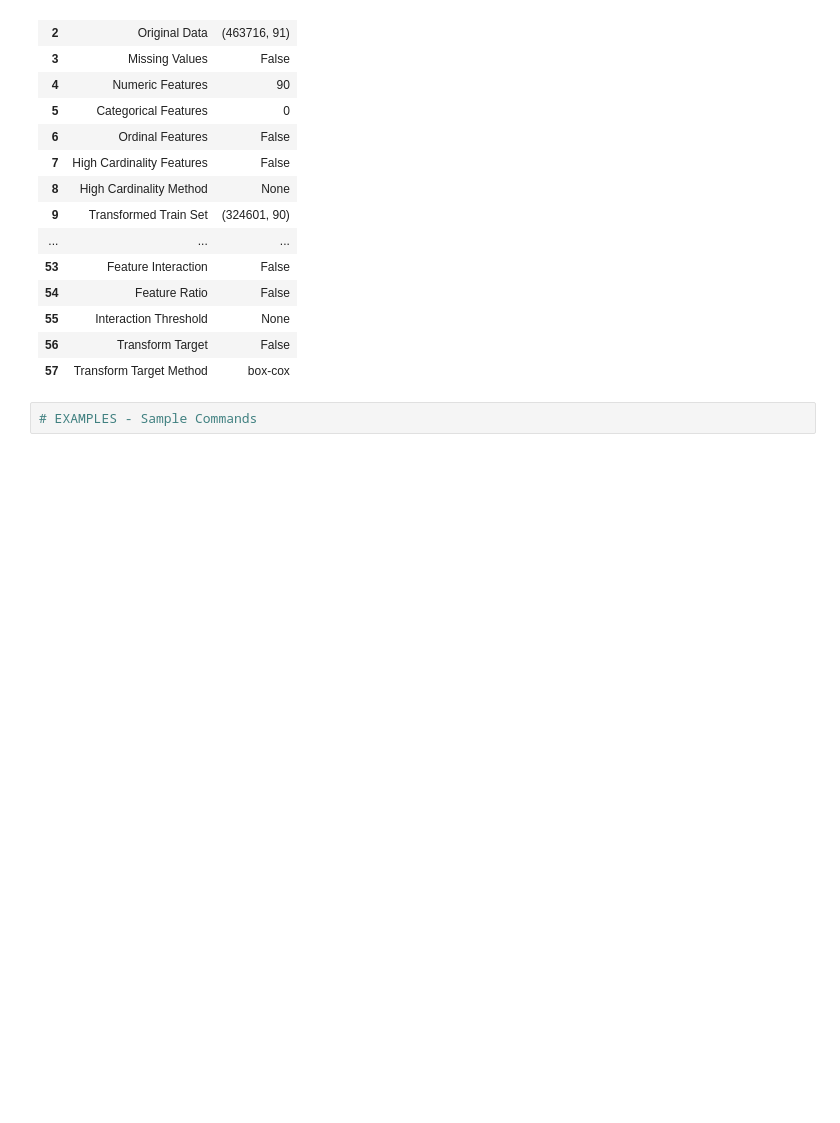
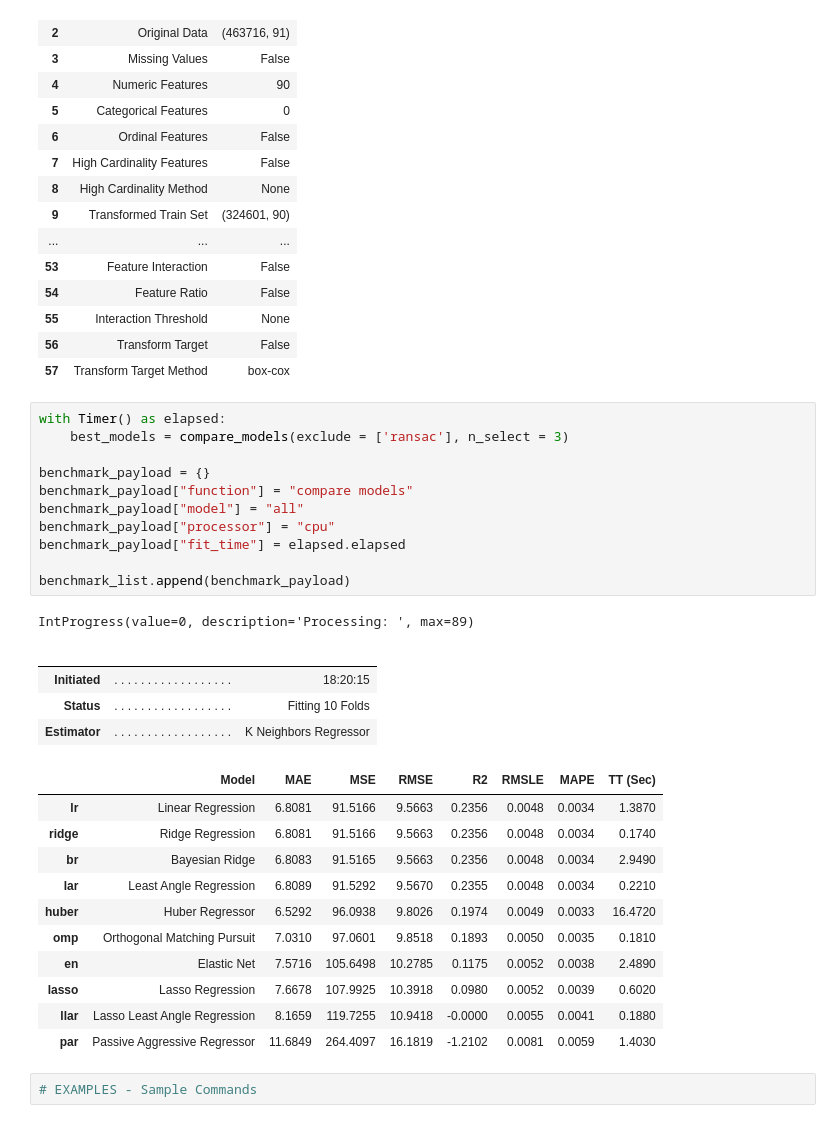
Before and after one commit to jjrobertson14/Automated-Machine-Learning-with-Microsoft-Azure, a Jupyter notebook: JJ-Additions/Local Compute/Pycaret and RAPIDS/PyCaretBenchmarkNotebook.ipynb, the cells around one changed output. Saved outputs shown, nothing was run; the diff lists cells and outputs as text; blank space fills up the shorter version.

```diff
--- a/JJ-Additions/Local Compute/Pycaret and RAPIDS/PyCaretBenchmarkNotebook.ipynb
+++ b/JJ-Additions/Local Compute/Pycaret and RAPIDS/PyCaretBenchmarkNotebook.ipynb
@@ -79,5 +79,34 @@ numeric_features=numeric_feature_names, silent=True)
 | 55 | Interaction Threshold | None |
 | 56 | Transform Target | False |
 | 57 | Transform Target Method | box-cox |
+# %%
+with Timer() as elapsed:
+    best_models = compare_models(exclude = ['ransac'], n_select = 3)
+
+benchmark_payload = {}
+benchmark_payload["function"] = "compare models"
+benchmark_payload["model"] = "all"
+benchmark_payload["processor"] = "cpu"
+benchmark_payload["fit_time"] = elapsed.elapsed
+
+benchmark_list.append(benchmark_payload)
+# %% [output]
+IntProgress(value=0, description='Processing: ', max=89)
+|  |  |  |
+|  |  |  |
+| Initiated | . . . . . . . . . . . . . . . . . . | 18:20:15 |
+| Status | . . . . . . . . . . . . . . . . . . | Fitting 10 Folds |
+| Estimator | . . . . . . . . . . . . . . . . . . | K Neighbors Regressor |
+|  | Model | MAE | MSE | RMSE | R2 | RMSLE | MAPE | TT (Sec) |
+| lr | Linear Regression | 6.8081 | 91.5166 | 9.5663 | 0.2356 | 0.0048 | 0.0034 | 1.3870 |
+| ridge | Ridge Regression | 6.8081 | 91.5166 | 9.5663 | 0.2356 | 0.0048 | 0.0034 | 0.1740 |
+| br | Bayesian Ridge | 6.8083 | 91.5165 | 9.5663 | 0.2356 | 0.0048 | 0.0034 | 2.9490 |
+| lar | Least Angle Regression | 6.8089 | 91.5292 | 9.5670 | 0.2355 | 0.0048 | 0.0034 | 0.2210 |
+| huber | Huber Regressor | 6.5292 | 96.0938 | 9.8026 | 0.1974 | 0.0049 | 0.0033 | 16.4720 |
+| omp | Orthogonal Matching Pursuit | 7.0310 | 97.0601 | 9.8518 | 0.1893 | 0.0050 | 0.0035 | 0.1810 |
+| en | Elastic Net | 7.5716 | 105.6498 | 10.2785 | 0.1175 | 0.0052 | 0.0038 | 2.4890 |
+| lasso | Lasso Regression | 7.6678 | 107.9925 | 10.3918 | 0.0980 | 0.0052 | 0.0039 | 0.6020 |
+| llar | Lasso Least Angle Regression | 8.1659 | 119.7255 | 10.9418 | -0.0000 | 0.0055 | 0.0041 | 0.1880 |
+| par | Passive Aggressive Regressor | 11.6849 | 264.4097 | 16.1819 | -1.2102 | 0.0081 | 0.0059 | 1.4030 |
 # %%
 # EXAMPLES - Sample Commands
```
